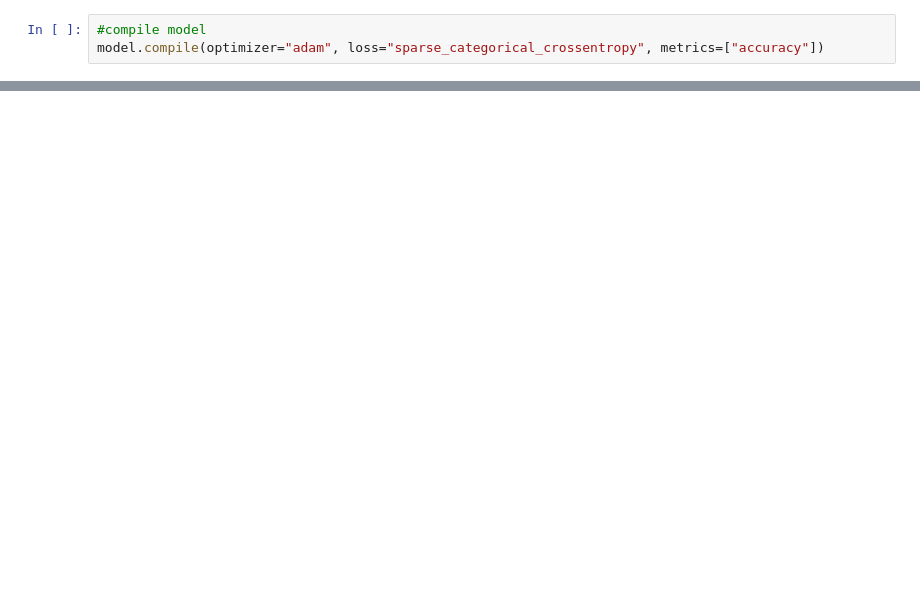
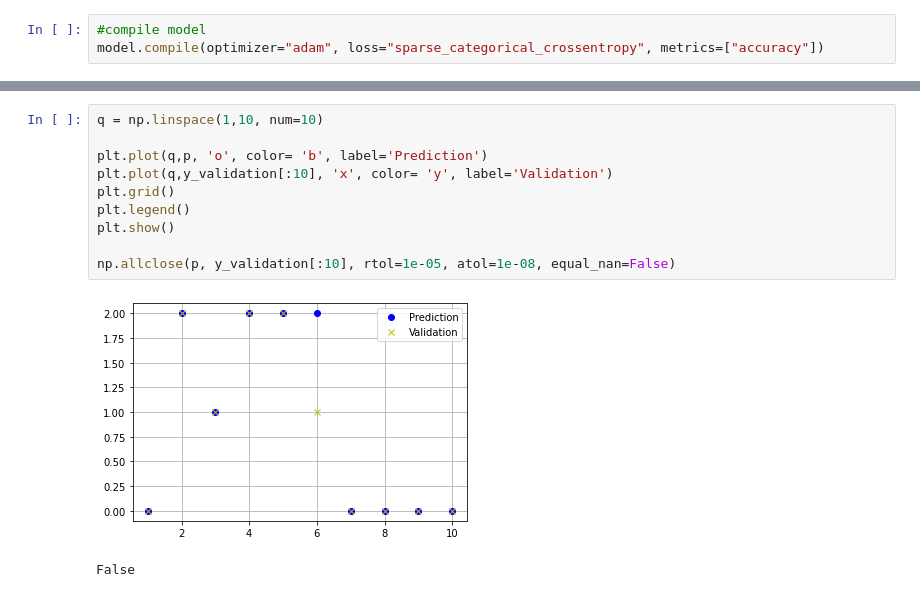
Before and after one commit to akjoelhede/Random_stuff, a Jupyter notebook: Iris_deepneuralnetwork.ipynb, the cells around one changed output, grey strips where cells are left out. Saved outputs shown, nothing was run; the diff lists cells and outputs as text; blank space fills up the shorter version.

```diff
--- a/Iris_deepneuralnetwork.ipynb
+++ b/Iris_deepneuralnetwork.ipynb
@@ -123,3 +120,16 @@ print(y_validation[:10])
+# %%
+q = np.linspace(1,10, num=10)
+
+plt.plot(q,p, 'o', color= 'b', label='Prediction')
+plt.plot(q,y_validation[:10], 'x', color= 'y', label='Validation')
+plt.grid()
+plt.legend()
+plt.show()
+
+np.allclose(p, y_validation[:10], rtol=1e-05, atol=1e-08, equal_nan=False)
+# %% [output]
+[figure, added]
+False
 # %%
 #prediction result
 
```
Also changed, not shown: parts of 8 cells of this notebook.
